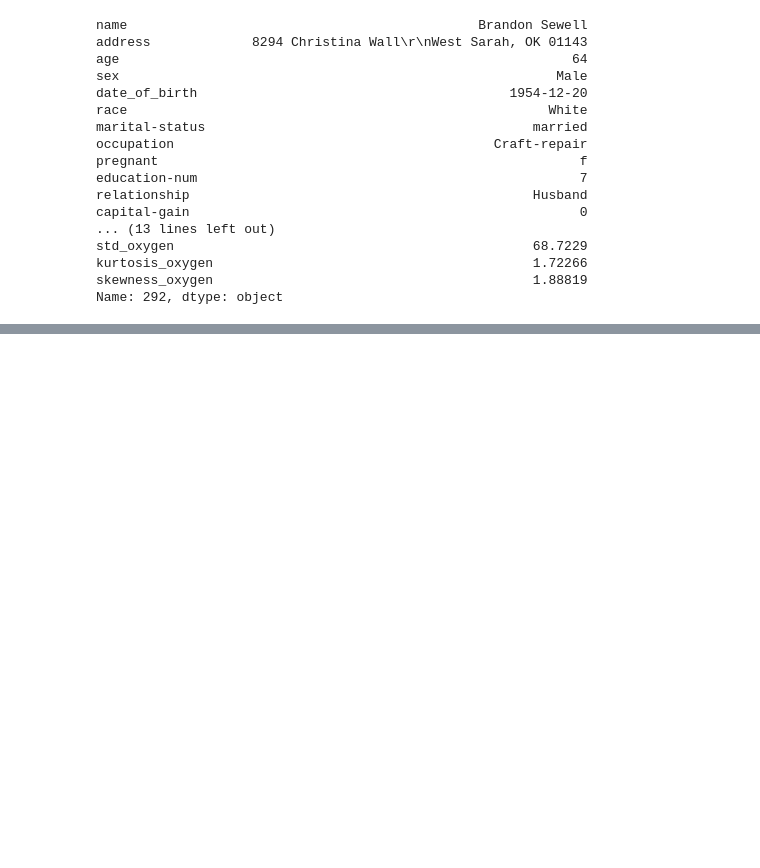
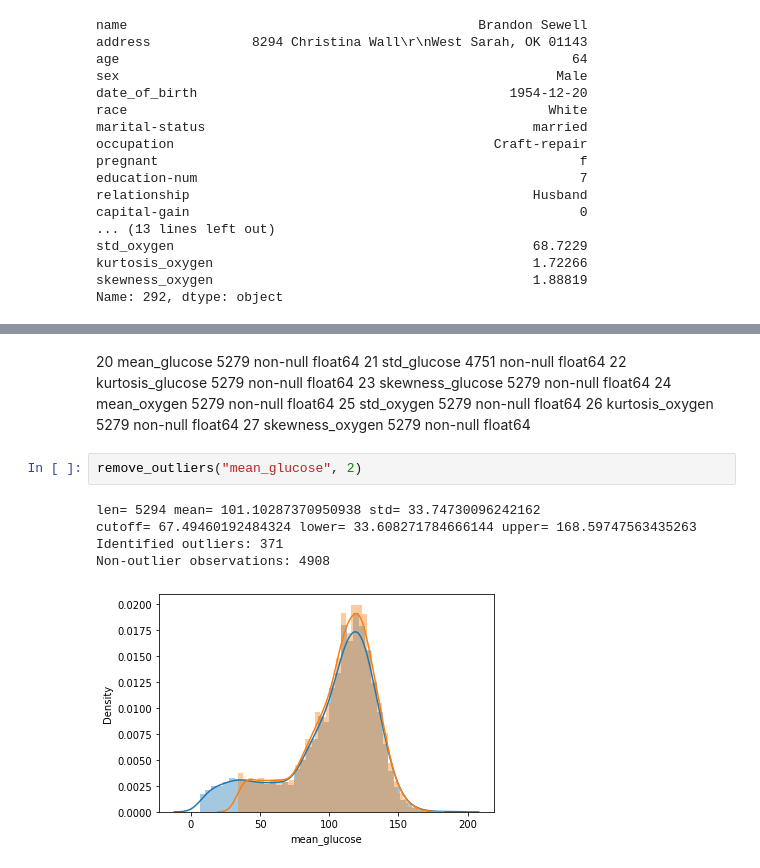
Before and after one commit to martinkukucka/IAU_Projekt, a Jupyter notebook: Projekt/projekt2.ipynb, the cells around one changed output, grey strips where cells are left out. Cells and saved outputs as stored; diff of their text form; blank space fills up the shorter version.

```diff
--- a/Projekt/projekt2.ipynb
+++ b/Projekt/projekt2.ipynb
@@ -484,0 +547,17 @@ Name: 292, dtype: object
+# %% [markdown]
+ 20  mean_glucose      5279 non-null   float64
+ 21  std_glucose       4751 non-null   float64
+ 22  kurtosis_glucose  5279 non-null   float64
+ 23  skewness_glucose  5279 non-null   float64
+ 24  mean_oxygen       5279 non-null   float64
+ 25  std_oxygen        5279 non-null   float64
+ 26  kurtosis_oxygen   5279 non-null   float64
+ 27  skewness_oxygen   5279 non-null   float64
+# %%
+remove_outliers("mean_glucose", 2)
+# %% [output]
+len= 5294 mean= 101.10287370950938 std= 33.74730096242162
+cutoff= 67.49460192484324 lower= 33.608271784666144 upper= 168.59747563435263
+Identified outliers: 371
+Non-outlier observations: 4908
+[figure, added]
```
Also changed, not shown: parts of 9 cells of this notebook, 1 other file.
